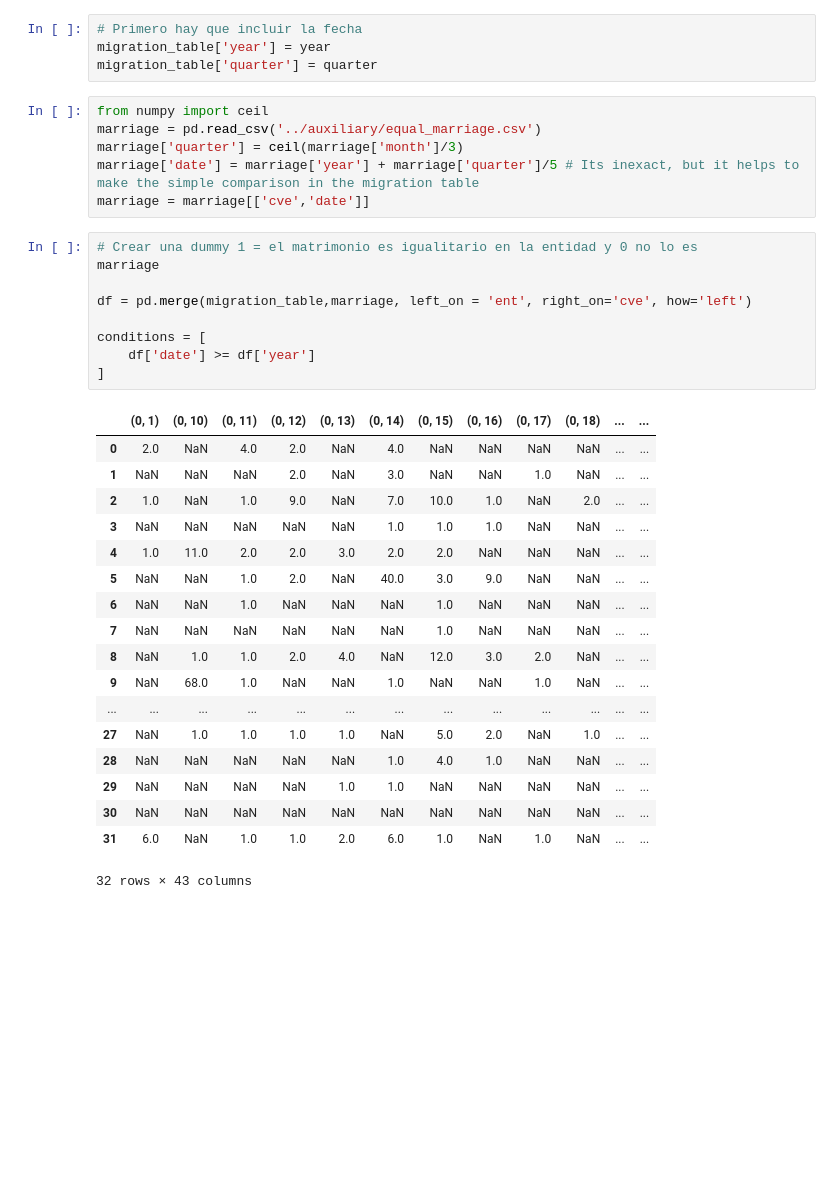
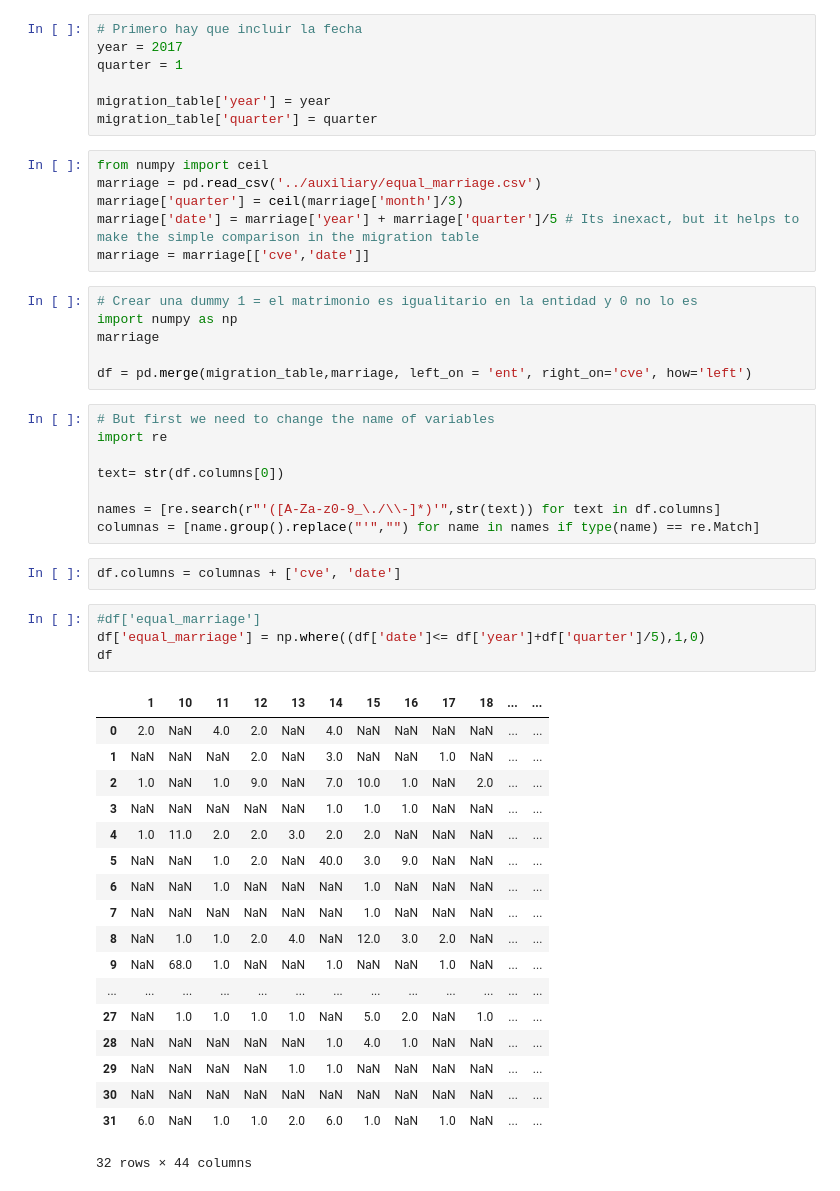
Before and after one commit to marionomics/migracion-lgbt, a Jupyter notebook: notebooks/explore_enoe.ipynb, the cells around one changed output. Drawn from its saved outputs; the diff is of its cells as text; blank space fills up the shorter version.

```diff
--- a/notebooks/explore_enoe.ipynb
+++ b/notebooks/explore_enoe.ipynb
@@ -163,6 +164,9 @@ migration_table.head()
 We want to use this table to calculate how many people migrated from a state with non-legalized same-sex marriage to a state where it is legal to stay an live there.
 # %%
 # Primero hay que incluir la fecha
+year = 2017
+quarter = 1
+
 migration_table['year'] = year
 migration_table['quarter'] = quarter
 # %%
@@ -173,29 +177,40 @@ marriage['date'] = marriage['year'] + marriage['quarter']/5 # Its inexact, but i
 marriage = marriage[['cve','date']]
 # %%
 # Crear una dummy 1 = el matrimonio es igualitario en la entidad y 0 no lo es
+import numpy as np
 marriage
 
 df = pd.merge(migration_table,marriage, left_on = 'ent', right_on='cve', how='left')
-
-conditions = [
-    df['date'] >= df['year']
-]
-# %% [output]
-|  | (0, 1) | (0, 10) | (0, 11) | (0, 12) | (0, 13) | (0, 14) | (0, 15) | (0, 16) | (0, 17) | (0, 18) | ... | ... |
-| 0 | 2.0 | NaN | 4.0 | 2.0 | NaN | 4.0 | NaN | NaN | NaN | NaN | ... | ... |
-| 1 | NaN | NaN | NaN | 2.0 | NaN | 3.0 | NaN | NaN | 1.0 | NaN | ... | ... |
-| 2 | 1.0 | NaN | 1.0 | 9.0 | NaN | 7.0 | 10.0 | 1.0 | NaN | 2.0 | ... | ... |
-| 3 | NaN | NaN | NaN | NaN | NaN | 1.0 | 1.0 | 1.0 | NaN | NaN | ... | ... |
-| 4 | 1.0 | 11.0 | 2.0 | 2.0 | 3.0 | 2.0 | 2.0 | NaN | NaN | NaN | ... | ... |
-| 5 | NaN | NaN | 1.0 | 2.0 | NaN | 40.0 | 3.0 | 9.0 | NaN | NaN | ... | ... |
-| 6 | NaN | NaN | 1.0 | NaN | NaN | NaN | 1.0 | NaN | NaN | NaN | ... | ... |
-| 7 | NaN | NaN | NaN | NaN | NaN | NaN | 1.0 | NaN | NaN | NaN | ... | ... |
-| 8 | NaN | 1.0 | 1.0 | 2.0 | 4.0 | NaN | 12.0 | 3.0 | 2.0 | NaN | ... | ... |
-| 9 | NaN | 68.0 | 1.0 | NaN | NaN | 1.0 | NaN | NaN | 1.0 | NaN | ... | ... |
-| ... | ... | ... | ... | ... | ... | ... | ... | ... | ... | ... | ... | ... |
-| 27 | NaN | 1.0 | 1.0 | 1.0 | 1.0 | NaN | 5.0 | 2.0 | NaN | 1.0 | ... | ... |
-| 28 | NaN | NaN | NaN | NaN | NaN | 1.0 | 4.0 | 1.0 | NaN | NaN | ... | ... |
-| 29 | NaN | NaN | NaN | NaN | 1.0 | 1.0 | NaN | NaN | NaN | NaN | ... | ... |
-| 30 | NaN | NaN | NaN | NaN | NaN | NaN | NaN | NaN | NaN | NaN | ... | ... |
-| 31 | 6.0 | NaN | 1.0 | 1.0 | 2.0 | 6.0 | 1.0 | NaN | 1.0 | NaN | ... | ... |
-32 rows × 43 columns
+# %%
+# But first we need to change the name of variables
+import re
+
+text= str(df.columns[0])
+
+names = [re.search(r"'([A-Za-z0-9_\./\\-]*)'",str(text)) for text in df.columns]
+columnas = [name.group().replace("'","") for name in names if type(name) == re.Match]
+# %%
+df.columns = columnas + ['cve', 'date']
+# %%
+#df['equal_marriage']
+df['equal_marriage'] = np.where((df['date']<= df['year']+df['quarter']/5),1,0)
+df
+# %% [output]
+|  | 1 | 10 | 11 | 12 | 13 | 14 | 15 | 16 | 17 | 18 | ... | ... |
+| 0 | 2.0 | NaN | 4.0 | 2.0 | NaN | 4.0 | NaN | NaN | NaN | NaN | ... | ... |
+| 1 | NaN | NaN | NaN | 2.0 | NaN | 3.0 | NaN | NaN | 1.0 | NaN | ... | ... |
+| 2 | 1.0 | NaN | 1.0 | 9.0 | NaN | 7.0 | 10.0 | 1.0 | NaN | 2.0 | ... | ... |
+| 3 | NaN | NaN | NaN | NaN | NaN | 1.0 | 1.0 | 1.0 | NaN | NaN | ... | ... |
+| 4 | 1.0 | 11.0 | 2.0 | 2.0 | 3.0 | 2.0 | 2.0 | NaN | NaN | NaN | ... | ... |
+| 5 | NaN | NaN | 1.0 | 2.0 | NaN | 40.0 | 3.0 | 9.0 | NaN | NaN | ... | ... |
+| 6 | NaN | NaN | 1.0 | NaN | NaN | NaN | 1.0 | NaN | NaN | NaN | ... | ... |
+| 7 | NaN | NaN | NaN | NaN | NaN | NaN | 1.0 | NaN | NaN | NaN | ... | ... |
+| 8 | NaN | 1.0 | 1.0 | 2.0 | 4.0 | NaN | 12.0 | 3.0 | 2.0 | NaN | ... | ... |
+| 9 | NaN | 68.0 | 1.0 | NaN | NaN | 1.0 | NaN | NaN | 1.0 | NaN | ... | ... |
+| ... | ... | ... | ... | ... | ... | ... | ... | ... | ... | ... | ... | ... |
+| 27 | NaN | 1.0 | 1.0 | 1.0 | 1.0 | NaN | 5.0 | 2.0 | NaN | 1.0 | ... | ... |
+| 28 | NaN | NaN | NaN | NaN | NaN | 1.0 | 4.0 | 1.0 | NaN | NaN | ... | ... |
+| 29 | NaN | NaN | NaN | NaN | 1.0 | 1.0 | NaN | NaN | NaN | NaN | ... | ... |
+| 30 | NaN | NaN | NaN | NaN | NaN | NaN | NaN | NaN | NaN | NaN | ... | ... |
+| 31 | 6.0 | NaN | 1.0 | 1.0 | 2.0 | 6.0 | 1.0 | NaN | 1.0 | NaN | ... | ... |
+32 rows × 44 columns
```
Also changed, not shown: parts of 4 cells of this notebook, 1 other file.
